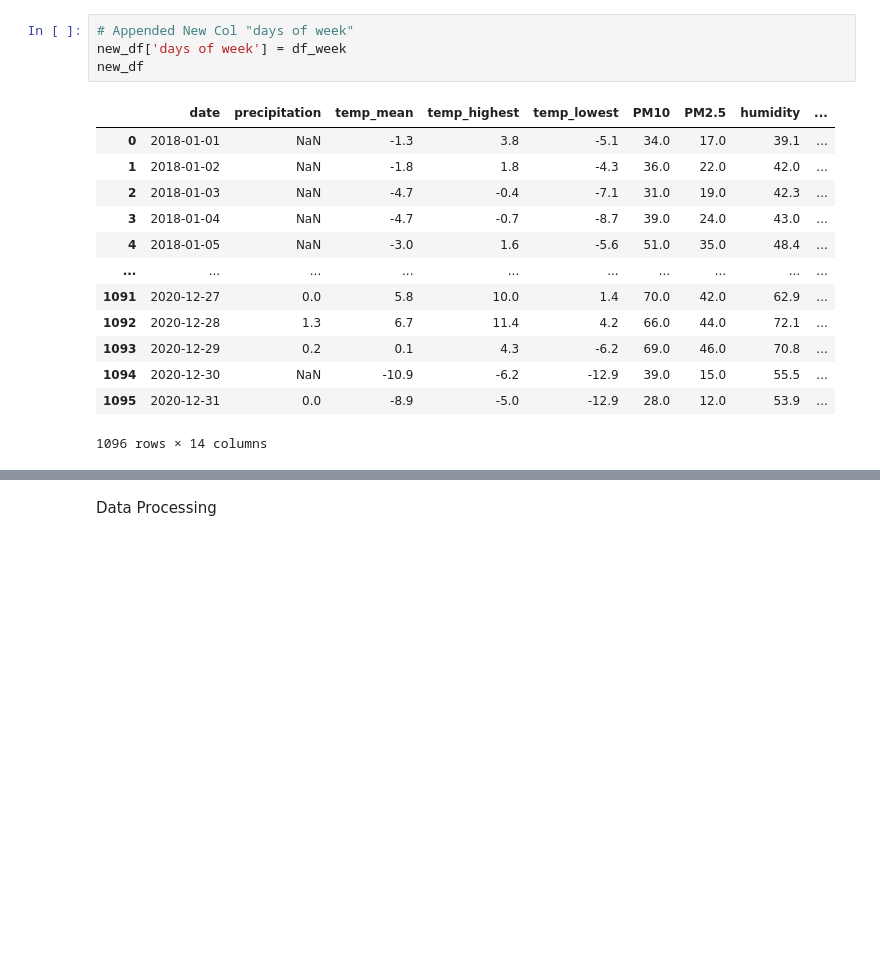
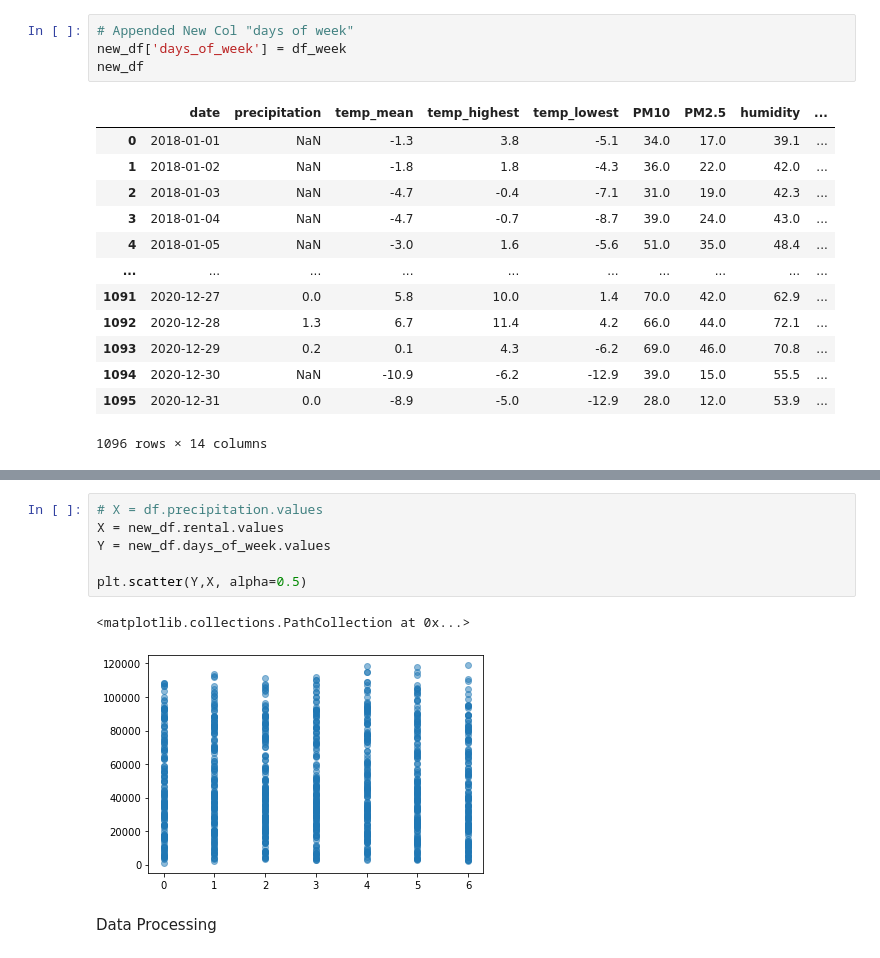
Before and after one commit to ParkJun-Yeong/2022DACON-bike, a Jupyter notebook: preprocessing.ipynb, the cells around one changed output, grey strips where cells are left out. Saved outputs shown, nothing was run; the diff lists cells and outputs as text; blank space fills up the shorter version.

```diff
--- a/preprocessing.ipynb
+++ b/preprocessing.ipynb
@@ -75,7 +75,7 @@ print(len(df_week))
 1096
 # %%
 # Appended New Col "days of week"
-new_df['days of week'] = df_week
+new_df['days_of_week'] = df_week
 new_df
 # %% [output]
 |  | date | precipitation | temp_mean | temp_highest | temp_lowest | PM10 | PM2.5 | humidity | ... |
@@ -121,3 +141,12 @@ num of train :  877
+# %%
+# X = df.precipitation.values
+X = new_df.rental.values
+Y = new_df.days_of_week.values
+
+plt.scatter(Y,X, alpha=0.5)
+# %% [output]
+<matplotlib.collections.PathCollection at 0x...>
+[figure, added]
 # %% [markdown]
 Data Processing
 # %%
```
Also changed, not shown: parts of 5 cells of this notebook.
